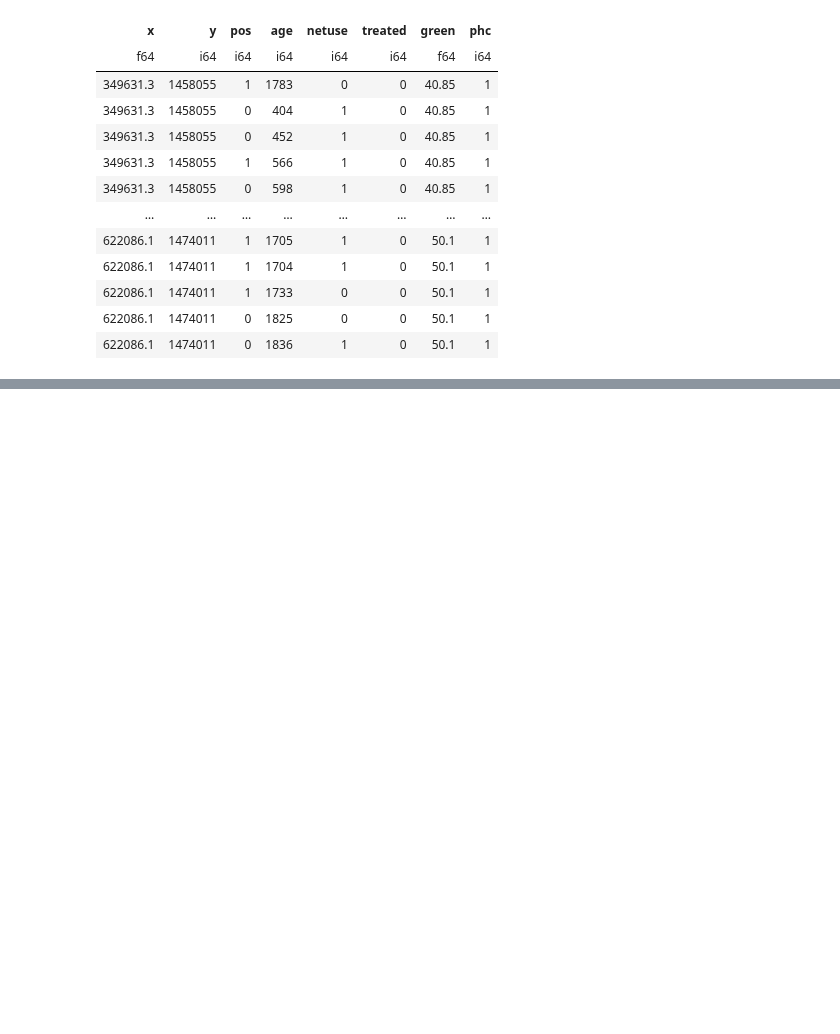
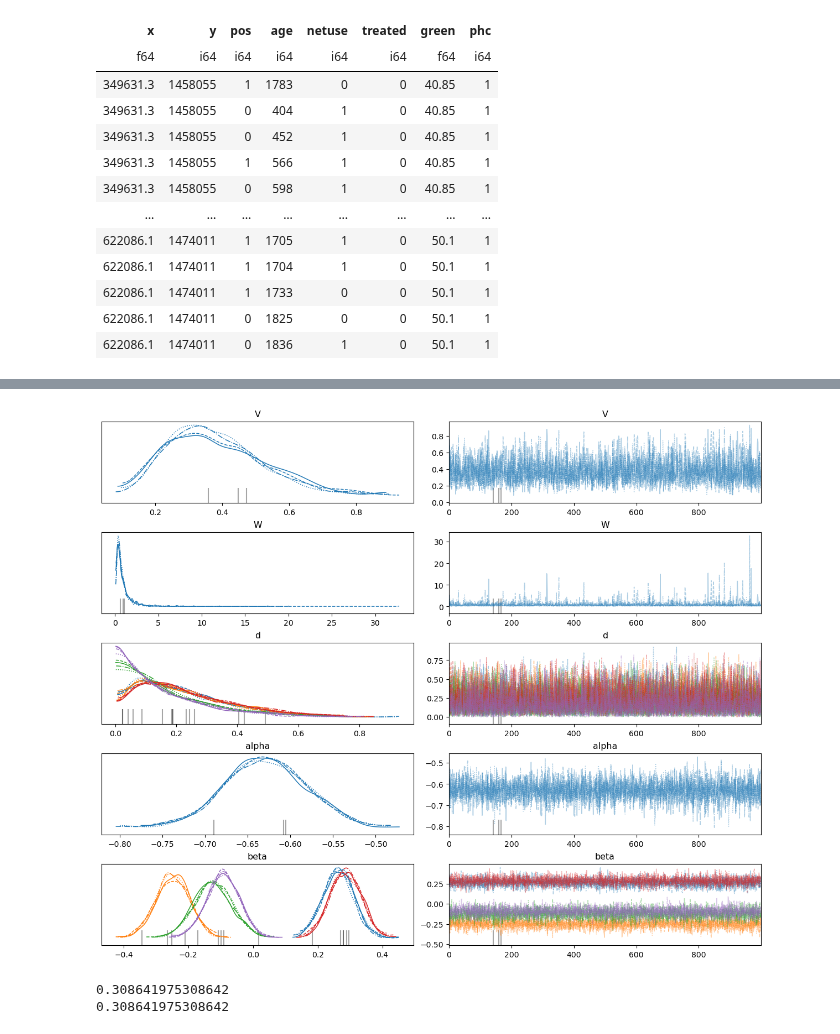
Before and after one commit to tomicapretto/tomicapretto.github.io, a Jupyter notebook: posts/gambia/index.ipynb, the cells around one changed output, grey strips where cells are left out. Drawn from its saved outputs; the diff is of its cells as text; code cells hidden in the pictures; blank space fills up the shorter version.

```diff
--- a/posts/gambia/index.ipynb
+++ b/posts/gambia/index.ipynb
@@ -138,5 +252,5 @@ array([1.47463048, 0.66712989, 0.76940629, 1.67539416])
 # %%
-params = np.array([1.4722786, 0.6494361, 0.7887448, 1.6711417])
+params = np.array([1.45582929, 0.64874523, 0.79198358, 1.25236615])
 # %%
 coords = {
     "predictor": ["age", "netuse", "treated", "green", "phc"],
@@ -148,10 +262,10 @@ with pm.Model(coords=coords) as model:
     W = pm.Deterministic("W", (V / (1 - V)) ** (1 / params[2]) * params[3])
     d = pm.Dirichlet("d", a=np.ones(5), dims="predictor")
 
-    beta0 = pm.Normal("beta0", mu=0, sigma=3 ** 0.5)
+    alpha = pm.Normal("alpha", mu=0, sigma=3 ** 0.5)
     beta = pm.Normal("beta", mu=0, sigma=(W * d) ** 0.5, dims="predictor")
 
-    eta = pm.Deterministic("eta", beta0 + X_std @ beta, dims="__obs__")
+    eta = pm.Deterministic("eta", alpha + X_std @ beta, dims="__obs__")
     p = pm.Deterministic("p", pm.math.sigmoid(eta), dims="__obs__")
     pm.Bernoulli("y", p=p, observed=y, dims="__obs__")
 
@@ -162,2 +286,13 @@ with model:
 # %%
-az.plot_trace(idata, var_names=["V", "W", "d", "beta0", "beta"], backend_kwargs={"layout": "constrained"});
+az.plot_trace(idata, var_names=["V", "W", "d", "alpha", "beta"], backend_kwargs={"layout": "constrained"});
+# %% [output]
+[figure, added]
+# %%
+a = 1.2
+b = 2.7
+
+print(((a - b) / b) ** 2)
+print((1 - a/b) ** 2)
+# %% [output]
+0.308641975308642
+0.308641975308642
```
Also changed, not shown: parts of 13 cells of this notebook.
